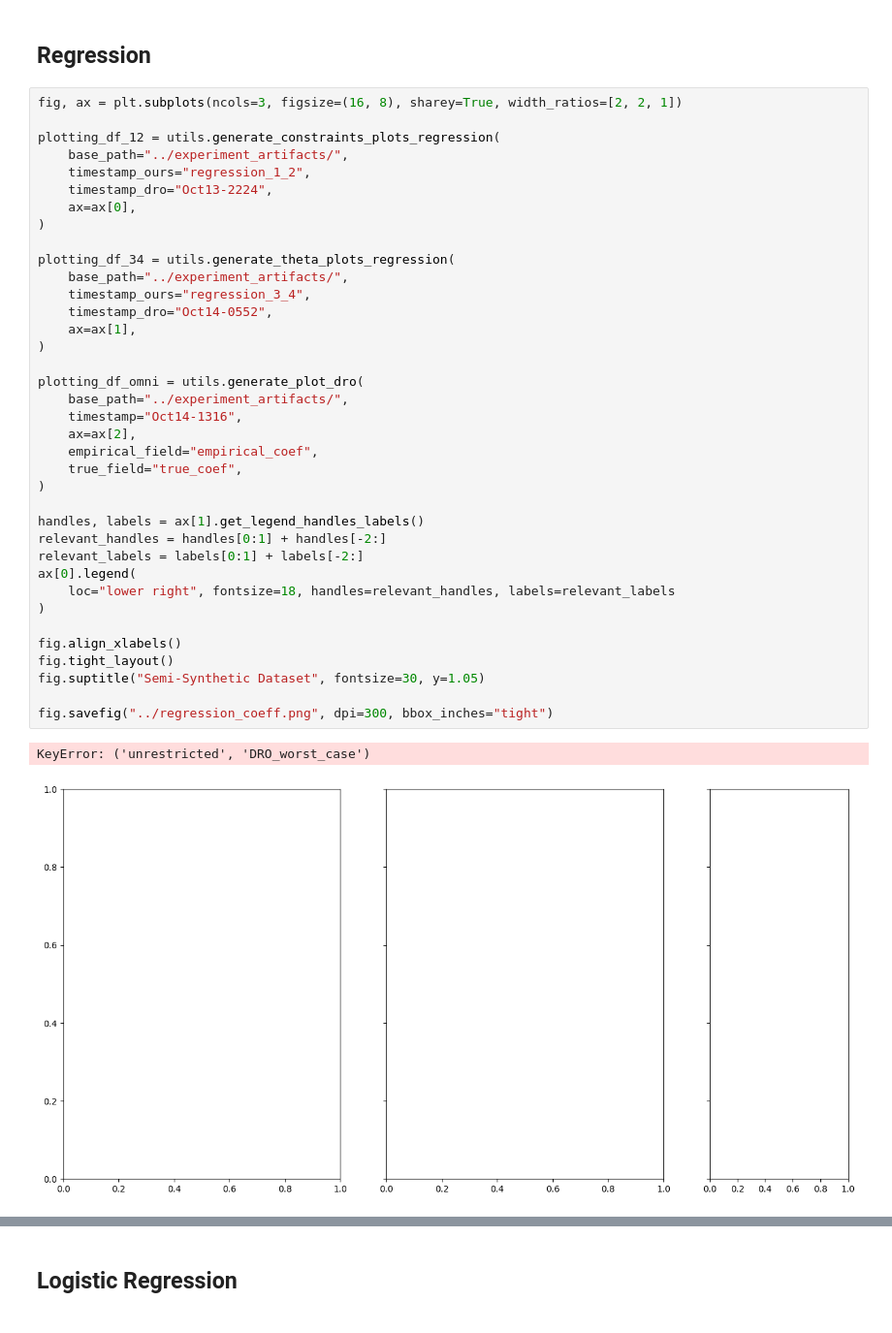
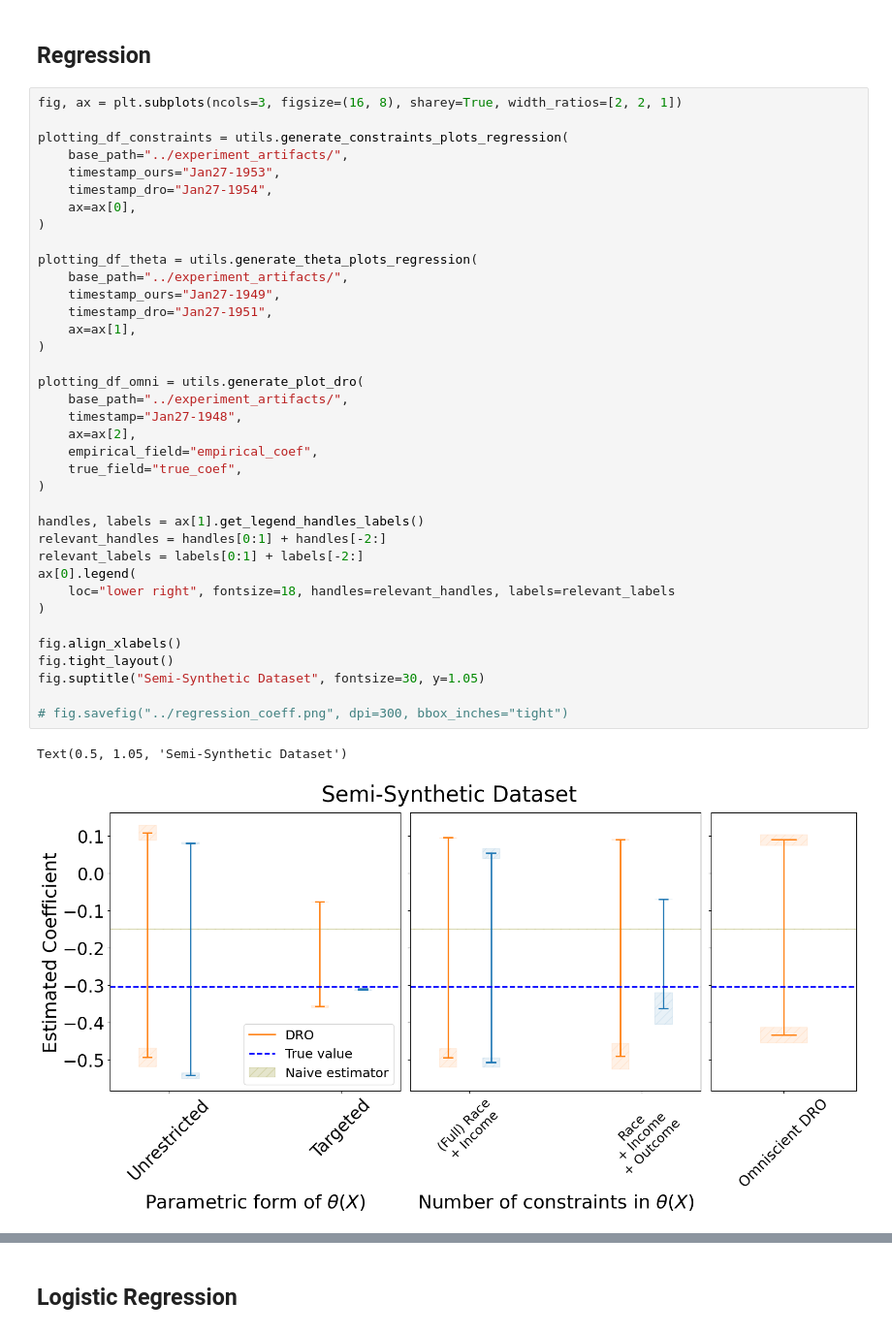
Before and after one commit to secg5/inference_contrained_distribution_shift, a Jupyter notebook: plotting/paper_plots.ipynb, the cells around one changed output, grey strips where cells are left out. Shown at 97% size. Drawn from its saved outputs; the diff is of its cells as text.

Commit message:
Update notebook with plots

```diff
--- a/plotting/paper_plots.ipynb
+++ b/plotting/paper_plots.ipynb
@@ -243,41 +243,41 @@ True conditional mean: 0.376
 # %%
 fig, ax = plt.subplots(ncols=3, figsize=(16, 8), sharey=True, width_ratios=[2, 2, 1])
 
-plotting_df_12 = utils.generate_constraints_plots_regression(
+plotting_df_constraints = utils.generate_constraints_plots_regression(
     base_path="../experiment_artifacts/",
-    timestamp_ours="regression_1_2",
-    timestamp_dro="Oct13-2224",
+    timestamp_ours="Jan27-1953",
+    timestamp_dro="Jan27-1954",
     ax=ax[0],
 )
 
-plotting_df_34 = utils.generate_theta_plots_regression(
+plotting_df_theta = utils.generate_theta_plots_regression(
     base_path="../experiment_artifacts/",
-    timestamp_ours="regression_3_4",
-    timestamp_dro="Oct14-0552",
+    timestamp_ours="Jan27-1949",
+    timestamp_dro="Jan27-1951",
     ax=ax[1],
 )
 
 plotting_df_omni = utils.generate_plot_dro(
     base_path="../experiment_artifacts/",
-    timestamp="Oct14-1316",
+    timestamp="Jan27-1948",
     ax=ax[2],
     empirical_field="empirical_coef",
     true_field="true_coef",
 )
 
 handles, labels = ax[1].get_legend_handles_labels()
 relevant_handles = handles[0:1] + handles[-2:]
 relevant_labels = labels[0:1] + labels[-2:]
 ax[0].legend(
     loc="lower right", fontsize=18, handles=relevant_handles, labels=relevant_labels
 )
 
 fig.align_xlabels()
 fig.tight_layout()
 fig.suptitle("Semi-Synthetic Dataset", fontsize=30, y=1.05)
 
-fig.savefig("../regression_coeff.png", dpi=300, bbox_inches="tight")
+# fig.savefig("../regression_coeff.png", dpi=300, bbox_inches="tight")
 # %% [output]
-KeyError: ('unrestricted', 'DRO_worst_case')
+Text(0.5, 1.05, 'Semi-Synthetic Dataset')
-[figure, old version]
+[figure, new version]
 # %%
```
Also changed, not shown: parts of 4 cells of this notebook.
